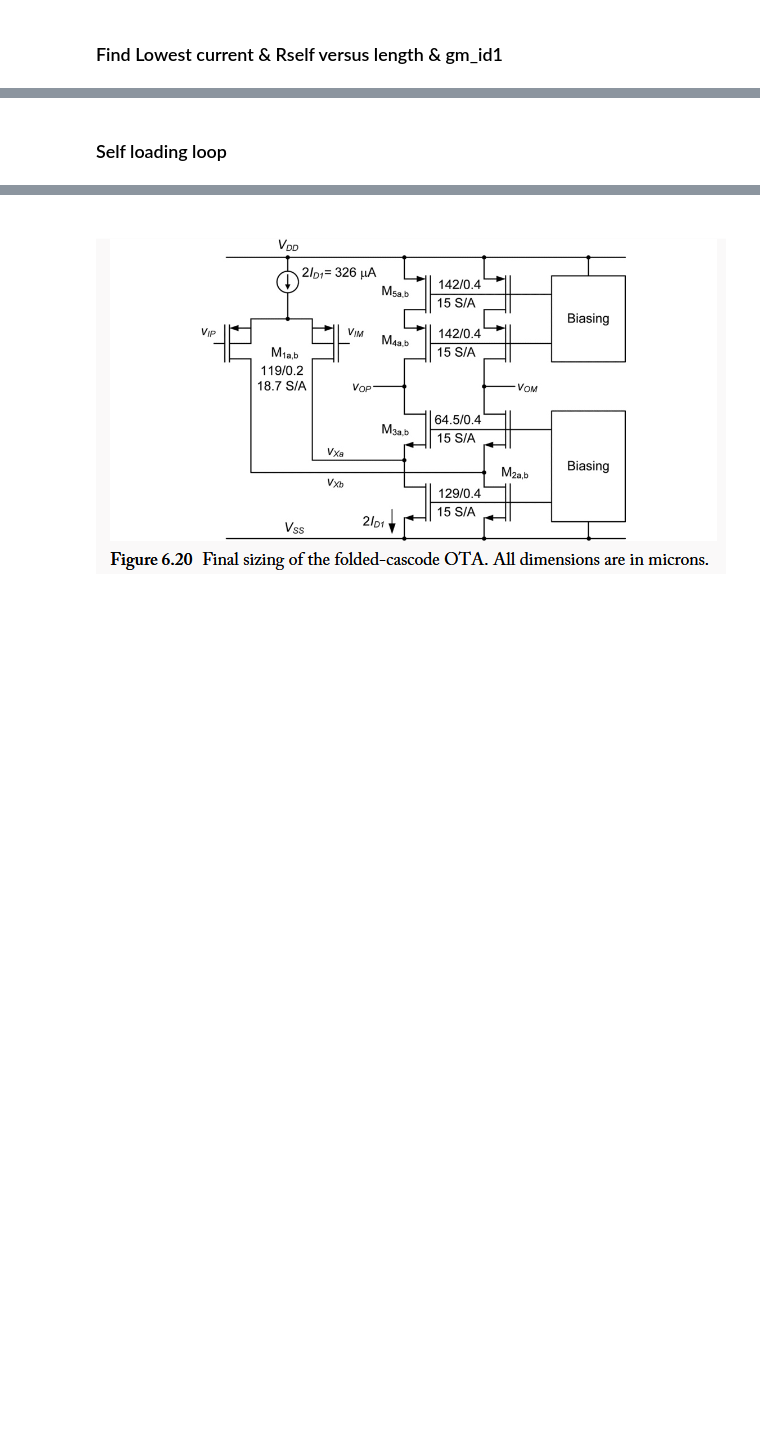
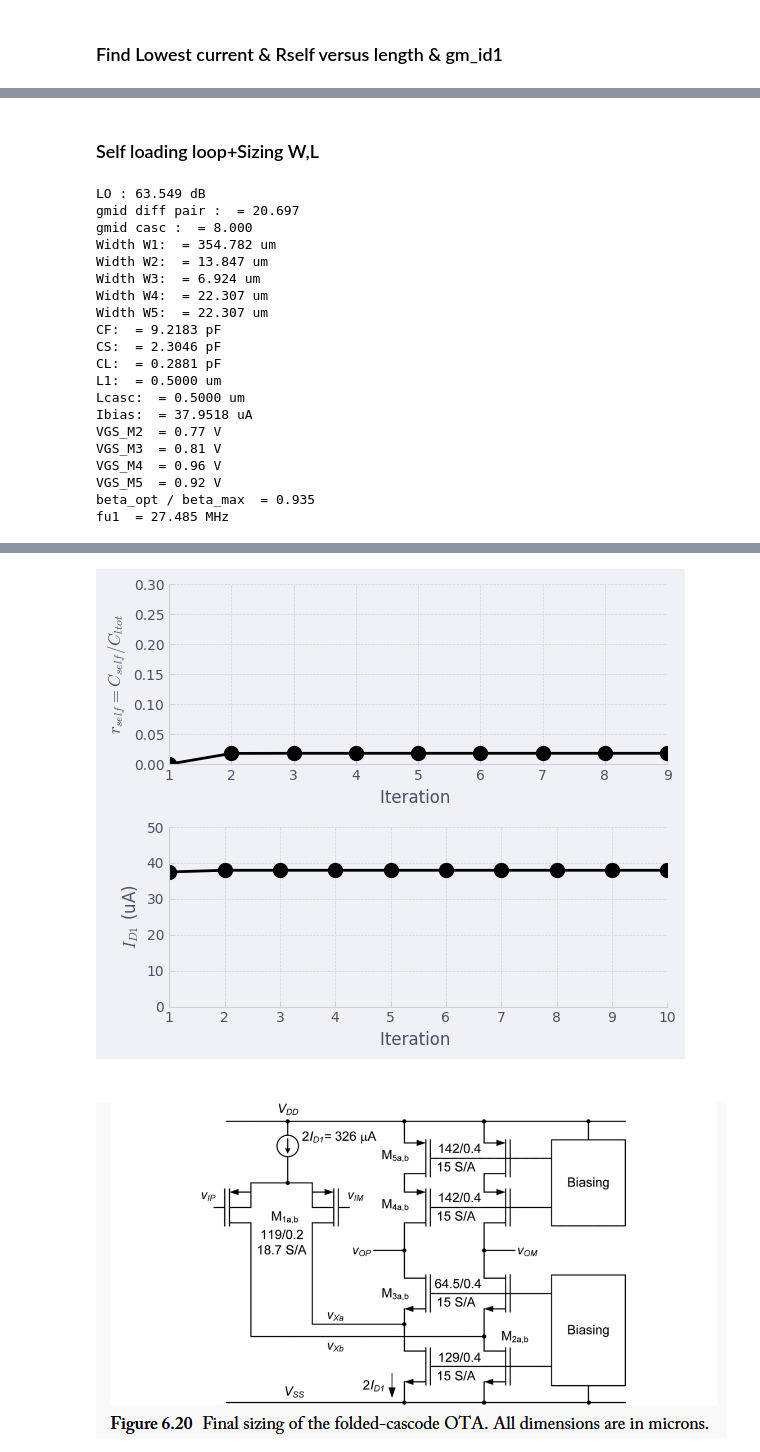
Before and after one commit to Surfeur974/gmadrid, a Jupyter notebook: SC_folded_cascode.ipynb, the cells around one changed output, grey strips where cells are left out. Drawn from its saved outputs; the diff is of its cells as text; code cells hidden in the pictures; blank space fills up the shorter version.

```diff
--- a/SC_folded_cascode.ipynb
+++ b/SC_folded_cascode.ipynb
@@ -408,5 +491,5 @@ plt.show()
 # %% [markdown]
-### Self loading loop
+### Self loading loop+Sizing W,L
 # %%
 #With self loading now
 #Design Spec
@@ -444,10 +527,10 @@ beta = np.zeros_like(cself)
 for i in range(len(cself)):
     d['cself'] = cself[i]
     #rint(d['cself'])
-    m1, p = folded_cascode(nmos4, pmos4, s, d)
+    m1,m2,m3,m4,m5,p = folded_cascode(nmos4, pmos4, s, d)
     ID1[i] = np.min(m1['ID'])
     m = np.argmin(m1['ID'])
-    gm_ID1[i] = m1['gm_ID'][m]
+    gm_ID1[i] = m1['GM_ID'][m]
     cltot[i] = p['cltot'][m]
     beta[i] = d['beta'][m]
 
@@ -545,6 +628,31 @@ print('VGS_M5  = %.2f V' % (VGS_M5))
 print('beta_opt / beta_max  = %.3f' % (beta_opt / beta_max))
 print('fu1  = %.3f MHz' % (s['fu1']*1e-6))
 
+d['gm_ID1'] =  np.array([gm_ID1_opt])
+d['beta'] =  np.array([beta_opt])
+m1,m2,m3,m4,m5,p = folded_cascode(nmos4, pmos4, s, d)
+print_design_summary(s,d,m1,m2,m3,m4,m5,p)
 
 plt.tight_layout()
 plt.show()
+# %% [output]
+LO : 63.549 dB
+gmid diff pair :  = 20.697
+gmid casc :  = 8.000
+Width W1:  = 354.782 um
+Width W2:  = 13.847 um
+Width W3:  = 6.924 um
+Width W4:  = 22.307 um
+Width W5:  = 22.307 um
+CF:  = 9.2183 pF
+CS:  = 2.3046 pF
+CL:  = 0.2881 pF
+L1:  = 0.5000 um
+Lcasc:  = 0.5000 um
+Ibias:  = 37.9518 uA
+VGS_M2  = 0.77 V
+VGS_M3  = 0.81 V
+VGS_M4  = 0.96 V
+VGS_M5  = 0.92 V
+beta_opt / beta_max  = 0.935
+fu1  = 27.485 MHz
@@ -551,3 +660,4 @@ plt.show()
+[figure, added]
 # %% [markdown]
 ![image.png](attachment:image.png)
 ![image-2.png](attachment:image-2.png)
```
Also changed, not shown: parts of 9 cells of this notebook, 1 other file.
